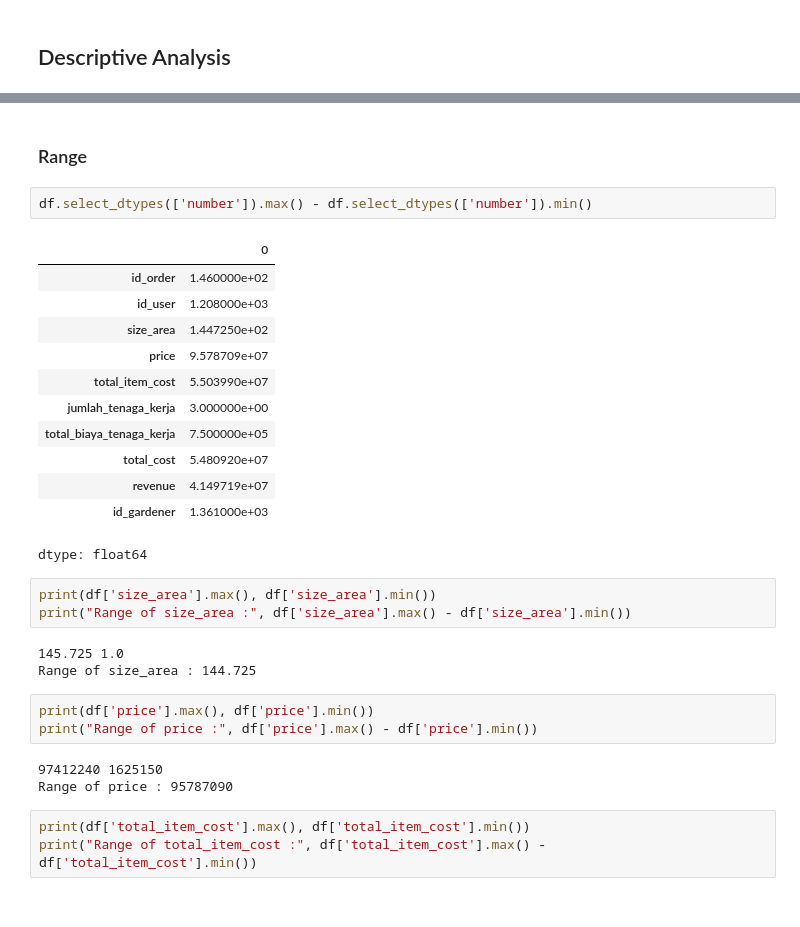
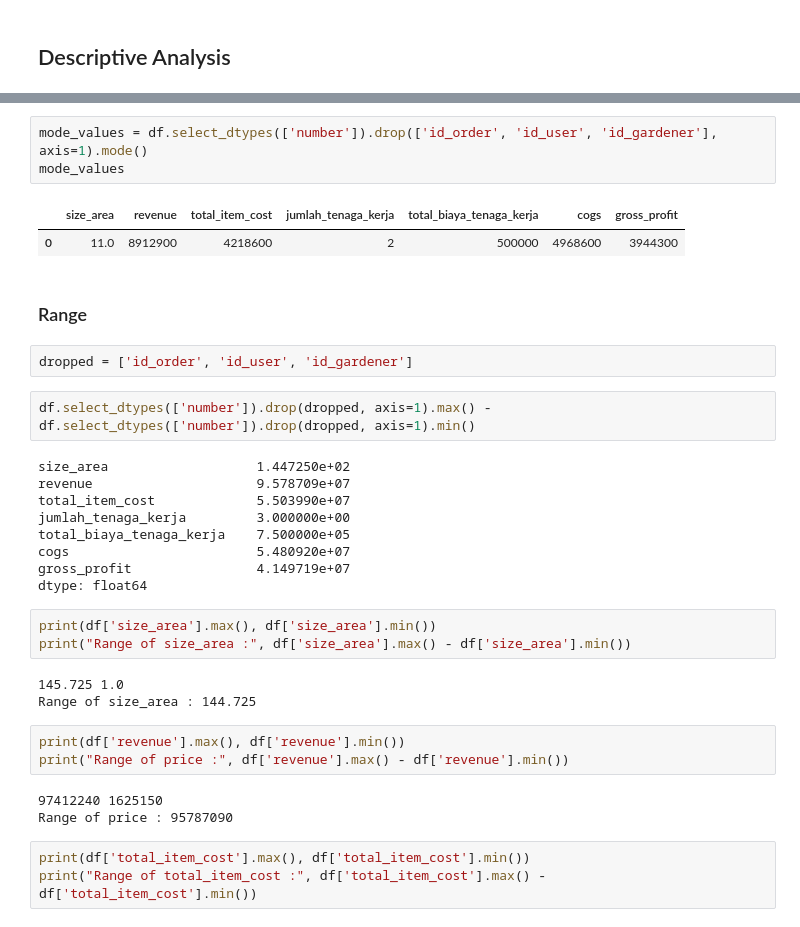
Before and after one commit to belindaingridinaa/MES-GardenBuild, a Jupyter notebook: garden_build_analysis.ipynb, the cells around one changed output, grey strips where cells are left out. Cells and saved outputs as stored; diff of their text form.

```diff
--- a/garden_build_analysis.ipynb
+++ b/garden_build_analysis.ipynb
@@ -429,19 +403,23 @@ df.select_dtypes(['number']).mode()
+# %%
+mode_values = df.select_dtypes(['number']).drop(['id_order', 'id_user', 'id_gardener'], axis=1).mode()
+mode_values
+# %% [output]
+|  | size_area | revenue | total_item_cost | jumlah_tenaga_kerja | total_biaya_tenaga_kerja | cogs | gross_profit |
+| 0 | 11.0 | 8912900 | 4218600 | 2 | 500000 | 4968600 | 3944300 |
 # %% [markdown]
 ### Range
+# %%
+dropped = ['id_order', 'id_user', 'id_gardener']
 # %%
-df.select_dtypes(['number']).max() - df.select_dtypes(['number']).min()
+df.select_dtypes(['number']).drop(dropped, axis=1).max() - df.select_dtypes(['number']).drop(dropped, axis=1).min()
 # %% [output]
-|  | 0 |
-| id_order | 1.460000e+02 |
-| id_user | 1.208000e+03 |
-| size_area | 1.447250e+02 |
-| price | 9.578709e+07 |
-| total_item_cost | 5.503990e+07 |
-| jumlah_tenaga_kerja | 3.000000e+00 |
-| total_biaya_tenaga_kerja | 7.500000e+05 |
-| total_cost | 5.480920e+07 |
-| revenue | 4.149719e+07 |
-| id_gardener | 1.361000e+03 |
+size_area                   1.447250e+02
+revenue                     9.578709e+07
+total_item_cost             5.503990e+07
+jumlah_tenaga_kerja         3.000000e+00
+total_biaya_tenaga_kerja    7.500000e+05
+cogs                        5.480920e+07
+gross_profit                4.149719e+07
 dtype: float64
 # %%
 print(df['size_area'].max(), df['size_area'].min())
@@ -450,8 +428,8 @@ print("Range of size_area :", df['size_area'].max() - df['size_area'].min())
 145.725 1.0
 Range of size_area : 144.725
 # %%
-print(df['price'].max(), df['price'].min())
-print("Range of price :", df['price'].max() - df['price'].min())
+print(df['revenue'].max(), df['revenue'].min())
+print("Range of price :", df['revenue'].max() - df['revenue'].min())
 # %% [output]
 97412240 1625150
 Range of price : 95787090
```
Also changed, not shown: parts of 28 cells of this notebook.
